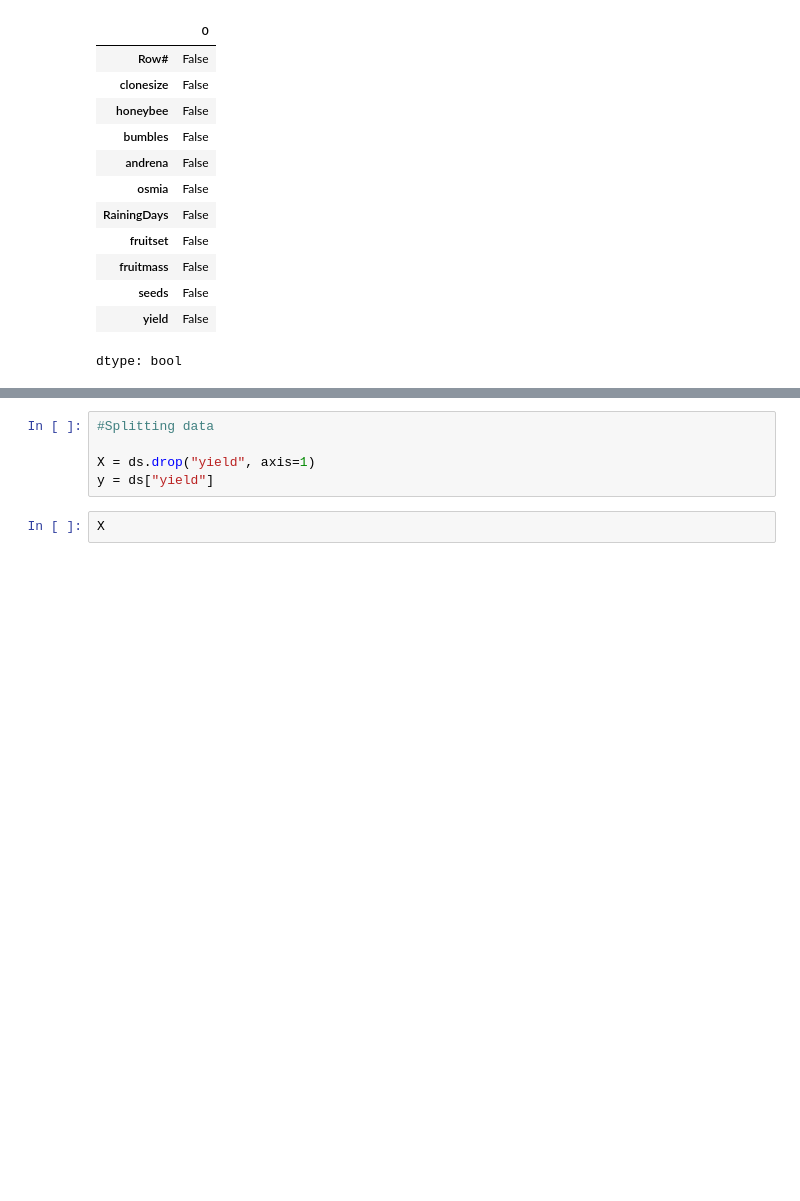
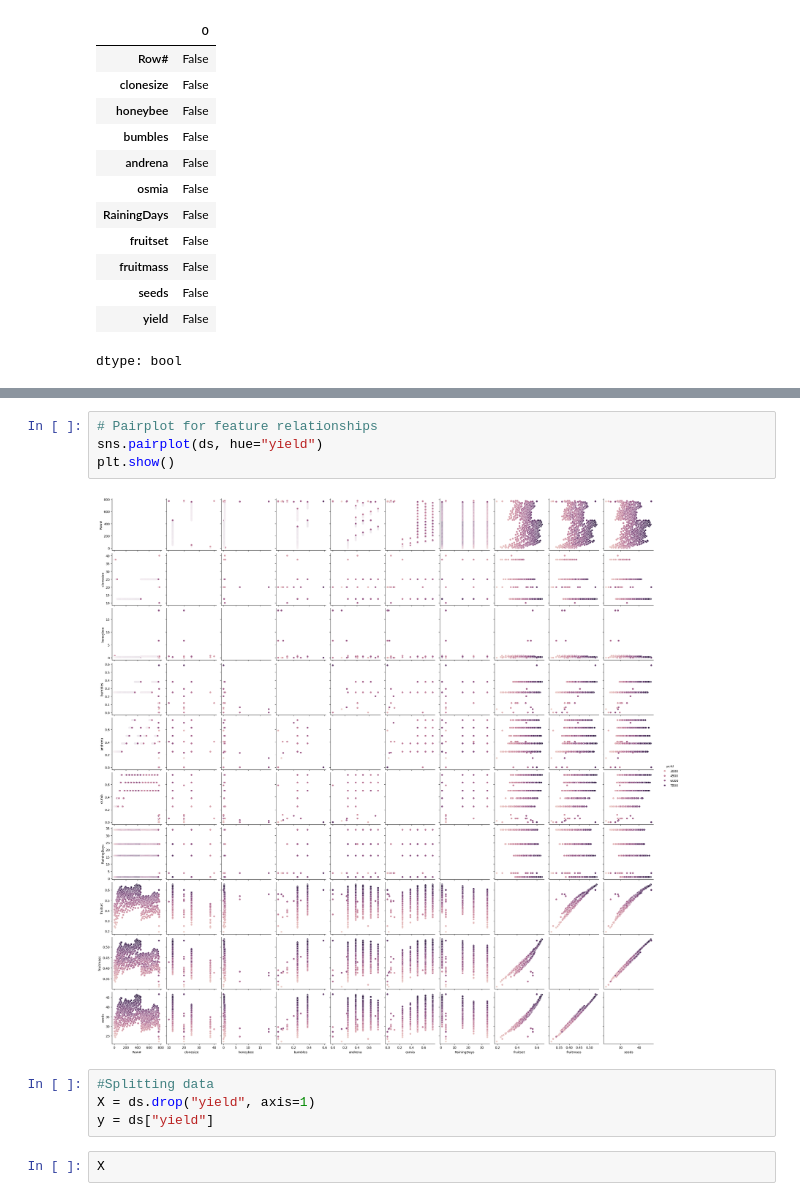
Before and after one commit to Shreya180401/Wild-blueberry-yield-prediction, a Jupyter notebook: Blueberry_proj.ipynb, the cells around one changed output, grey strips where cells are left out. Drawn from its saved outputs; the diff is of its cells as text; blank space fills up the shorter version.

```diff
--- a/Blueberry_proj.ipynb
+++ b/Blueberry_proj.ipynb
@@ -123,6 +135,11 @@ dtype: int64
+# %%
+# Pairplot for feature relationships
+sns.pairplot(ds, hue="yield")
+plt.show()
+# %% [output]
+[figure, added]
 # %%
 #Splitting data
-
 X = ds.drop("yield", axis=1)
 y = ds["yield"]
 # %%
```
Also changed, not shown: parts of 17 cells of this notebook.
